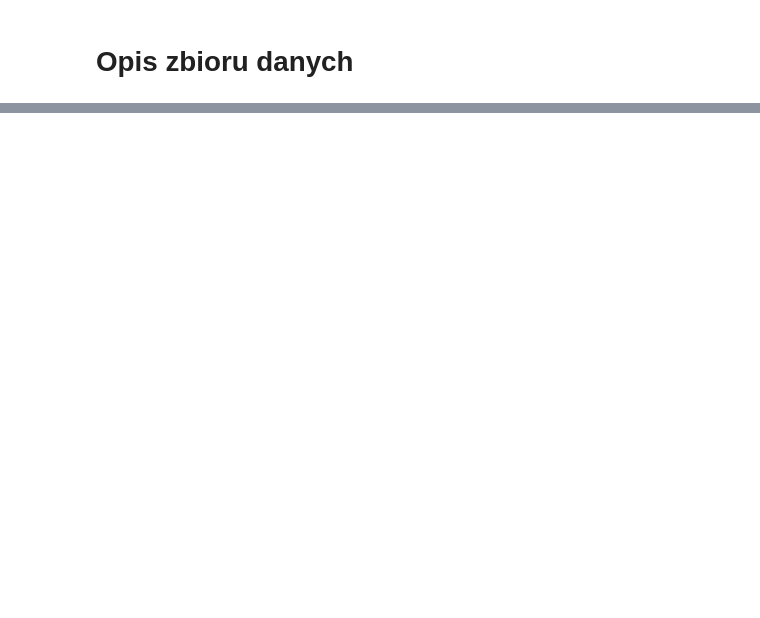
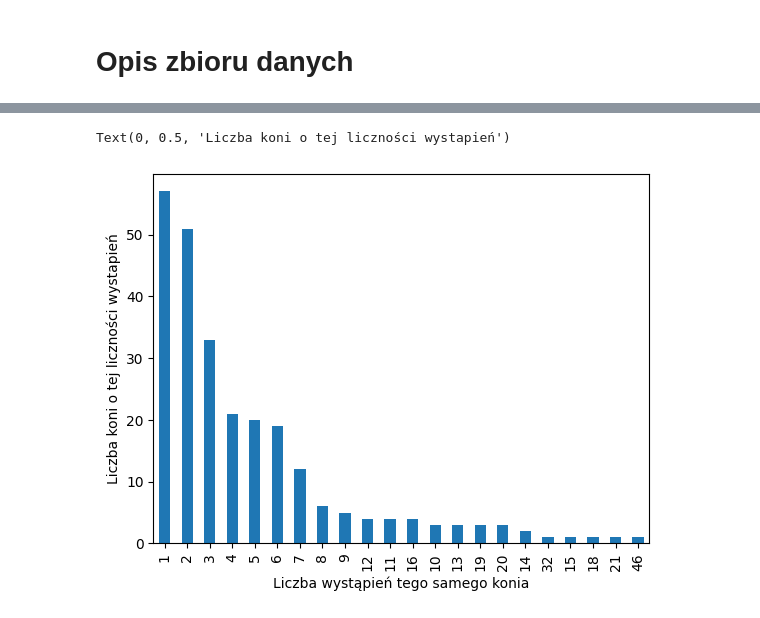
Before and after one commit to Priescik/Case-Study, a Jupyter notebook: case_study.ipynb, the cells around one changed output, grey strips where cells are left out. Cells and saved outputs as stored; diff of their text form; code cells hidden in the pictures; blank space fills up the shorter version.

```diff
--- a/case_study.ipynb
+++ b/case_study.ipynb
@@ -1,6 +0,0 @@
-# %%
-import numpy as np
-import pandas as pd
-import matplotlib.pyplot as plt
-import seaborn as sns
-plt.rc('figure', figsize=(10, 6))
@@ -114,0 +731,9 @@ for name in df.columns:
+# %%
+twice = df.hospital_number.value_counts().value_counts().T
+ax = twice.plot(kind='bar')
+
+ax.set_xlabel('Liczba wystąpień tego samego konia')
+ax.set_ylabel('Liczba koni o tej liczności wystapień')
+# %% [output]
+Text(0, 0.5, 'Liczba koni o tej liczności wystapień')
+[figure, added]
```
Also changed, not shown: parts of 36 cells of this notebook, 1 other file.
